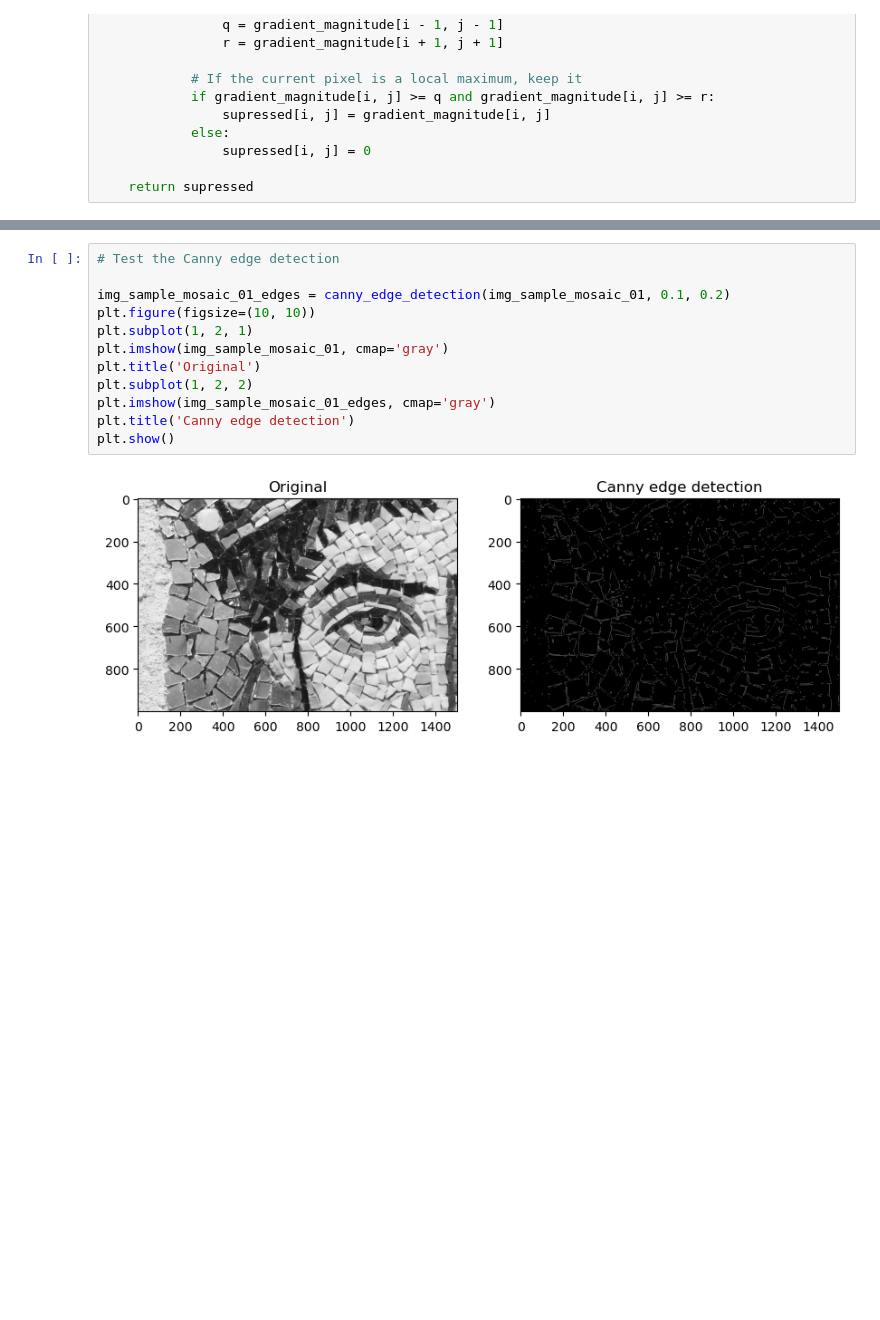
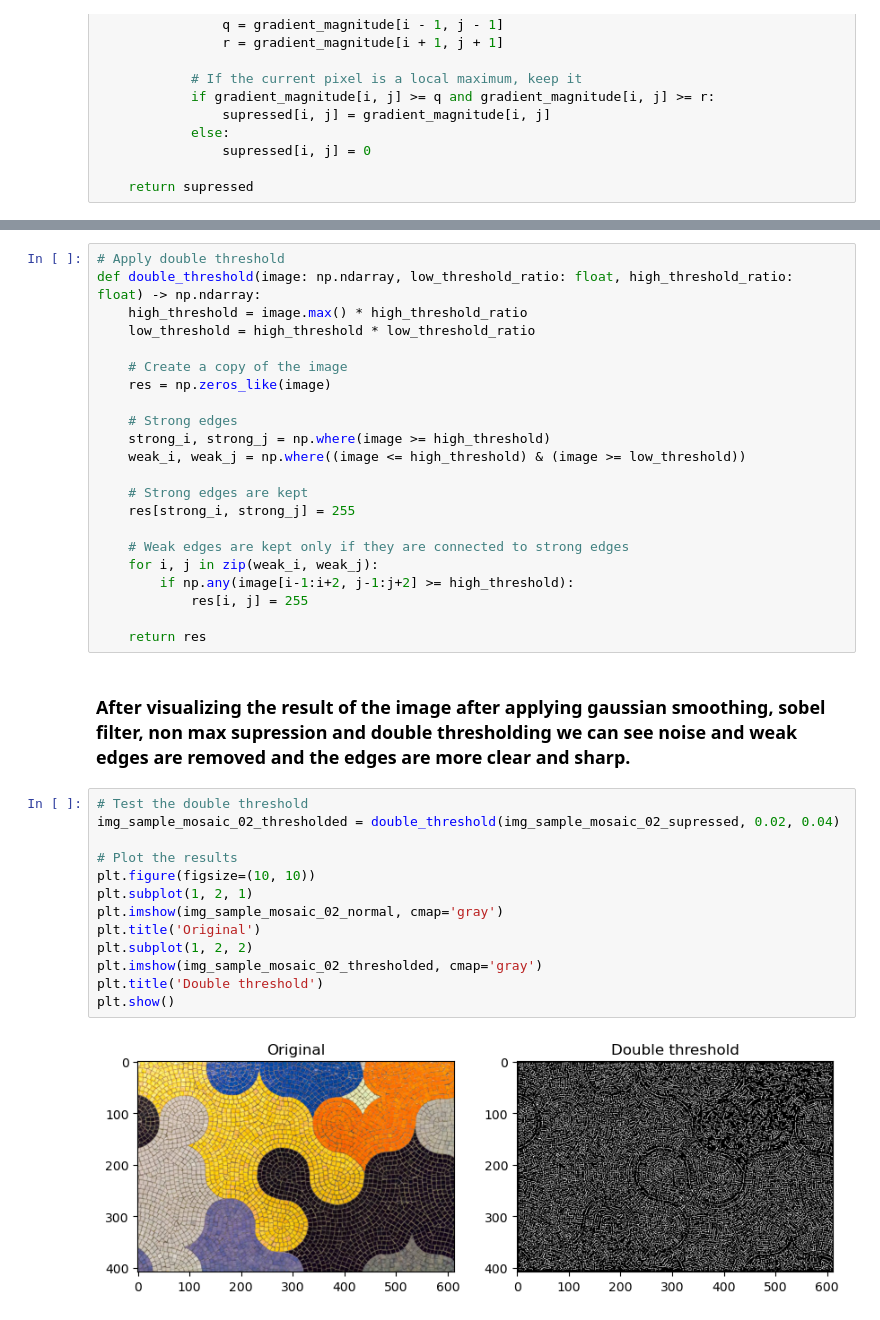
Before and after one commit to pongchai/MosaicUnraveler, a Jupyter notebook: mosaicResearch.ipynb, the cells around one changed output, grey strips where cells are left out. Drawn from its saved outputs; the diff is of its cells as text; blank space fills up the shorter version.

```diff
--- a/mosaicResearch.ipynb
+++ b/mosaicResearch.ipynb
@@ -270,14 +255,39 @@ def canny_edge_detection(image: np.ndarray, low_threshold: float, high_threshold
+# %%
+# Apply double threshold
+def double_threshold(image: np.ndarray, low_threshold_ratio: float, high_threshold_ratio: float) -> np.ndarray:
+    high_threshold = image.max() * high_threshold_ratio
+    low_threshold = high_threshold * low_threshold_ratio
+
+    # Create a copy of the image
+    res = np.zeros_like(image)
+
+    # Strong edges
+    strong_i, strong_j = np.where(image >= high_threshold)
+    weak_i, weak_j = np.where((image <= high_threshold) & (image >= low_threshold))
+
+    # Strong edges are kept
+    res[strong_i, strong_j] = 255
+
+    # Weak edges are kept only if they are connected to strong edges
+    for i, j in zip(weak_i, weak_j):
+        if np.any(image[i-1:i+2, j-1:j+2] >= high_threshold):
+            res[i, j] = 255
+
+    return res
+# %% [markdown]
+### After visualizing the result of the image after applying gaussian smoothing, sobel filter, non max supression and double thresholding we can see noise and weak edges are removed and the edges are more clear and sharp.
 # %%
-# Test the Canny edge detection
+# Test the double threshold
+img_sample_mosaic_02_thresholded = double_threshold(img_sample_mosaic_02_supressed, 0.02, 0.04)
 
-img_sample_mosaic_01_edges = canny_edge_detection(img_sample_mosaic_01, 0.1, 0.2)
+# Plot the results
 plt.figure(figsize=(10, 10))
 plt.subplot(1, 2, 1)
-plt.imshow(img_sample_mosaic_01, cmap='gray')
+plt.imshow(img_sample_mosaic_02_normal, cmap='gray')
 plt.title('Original')
 plt.subplot(1, 2, 2)
-plt.imshow(img_sample_mosaic_01_edges, cmap='gray')
-plt.title('Canny edge detection')
+plt.imshow(img_sample_mosaic_02_thresholded, cmap='gray')
+plt.title('Double threshold')
 plt.show()
 # %% [output]
-[figure, old version]
+[figure, new version]
```
Also changed, not shown: parts of 20 cells of this notebook, 5 other files.
